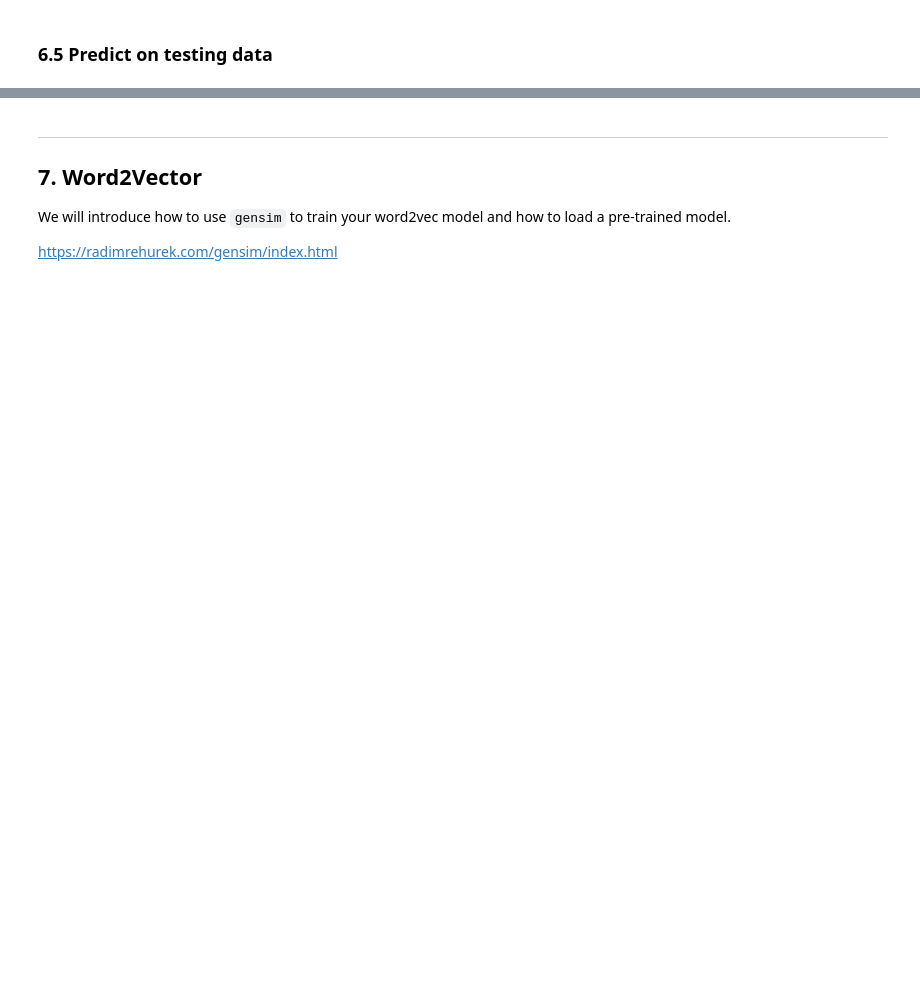
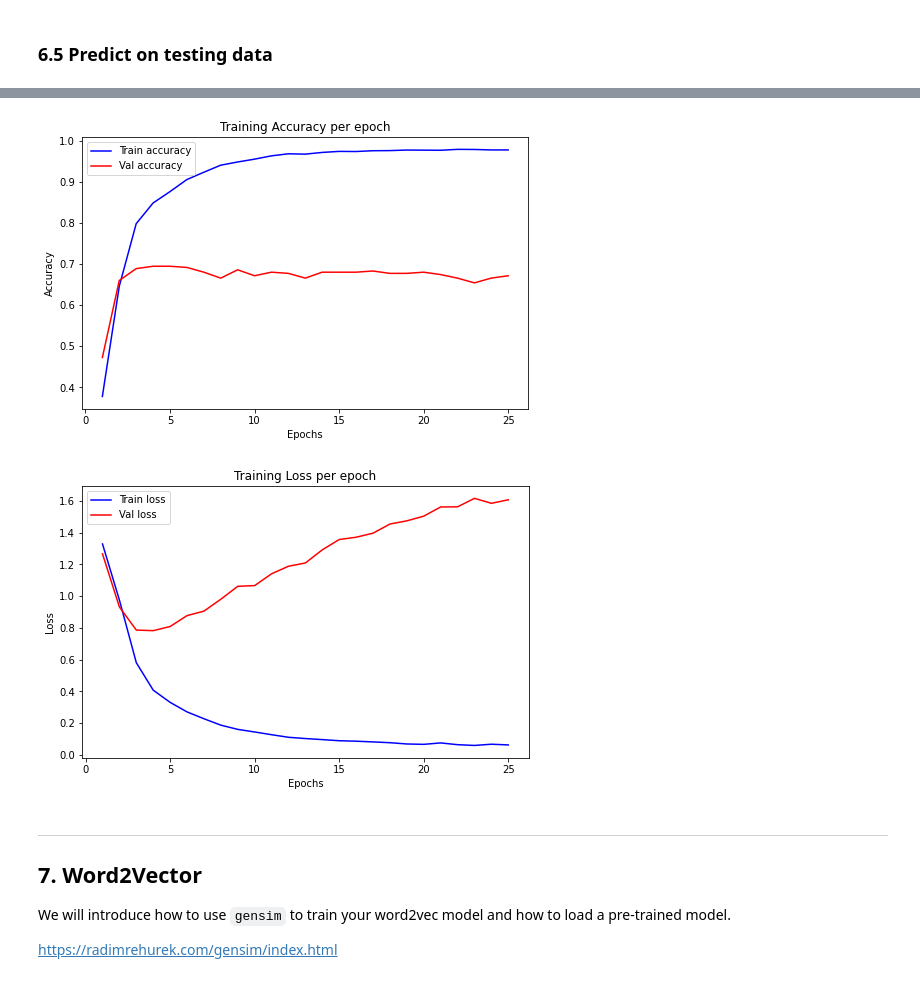
Before and after one commit to Su033637/DM2022-Lab2-Homework, a Jupyter notebook: DM2022-Lab2-Homework.ipynb, the cells around one changed output, grey strips where cells are left out. Saved outputs shown, nothing was run; the diff lists cells and outputs as text; code cells hidden in the pictures; blank space fills up the shorter version.

```diff
--- a/DM2022-Lab2-Homework.ipynb
+++ b/DM2022-Lab2-Homework.ipynb
@@ -704,28 +704,31 @@ Plot the Training and Validation Accuracy and Loss (different plots), just like
 </tr></table>
 # %%
 # Answer here
-plt.rcParams["figure.figsize"] = (6,4)
-plt.title('Training Accuracy per epoch', fontsize=10)
+plt.rcParams["figure.figsize"] = (8,5)
+plt.title('Training Accuracy per epoch')
 x = np.arange(1, len(training_log.accuracy)+1, 1)
-plt.ticklabel_format(style='plain', axis='x', useOffset=False)
-plt.plot(x, training_log.accuracy, color='b', label='Train accuracy',linewidth=1.5)
-plt.plot(x, training_log.val_accuracy,  color='r', label='Val accuracy', linewidth=1.5)
-plt.ylabel('Accuracy', fontsize=10)
-plt.xlabel('Epochs', fontsize=10)
+plt.ticklabel_format(axis='x', useOffset=False)
+plt.plot(x, training_log.accuracy, color='b', label='Train accuracy')
+plt.plot(x, training_log.val_accuracy,  color='r', label='Val accuracy')
+plt.ylabel('Accuracy')
+plt.xlabel('Epochs')
 plt.legend()
 plt.show()
 
 # Plot the training and validation loss
-plt.rcParams["figure.figsize"] = (6,4)
-plt.title('Training Loss per epoch', fontsize=10)
+plt.rcParams["figure.figsize"] = (8,5)
+plt.title('Training Loss per epoch')
 x = np.arange(1, len(training_log.loss)+1, 1)
-plt.ticklabel_format(style='plain', axis='x', useOffset=False)
-plt.plot(x, training_log.loss, color='b', label='Train loss',linewidth=1.5)
-plt.plot(x, training_log.val_loss,  color='r', label='Val loss', linewidth=1.5)
-plt.ylabel('Loss', fontsize=10)
-plt.xlabel('Epochs', fontsize=10)
+plt.ticklabel_format(axis='x', useOffset=False)
+plt.plot(x, training_log.loss, color='b', label='Train loss')
+plt.plot(x, training_log.val_loss,  color='r', label='Val loss')
+plt.ylabel('Loss')
+plt.xlabel('Epochs')
 plt.legend()
 plt.show()
+# %% [output]
+[figure, added]
+[figure, added]
 # %% [markdown]
 ---
 ## 7. Word2Vector
```
Also changed, not shown: parts of 19 cells of this notebook.
